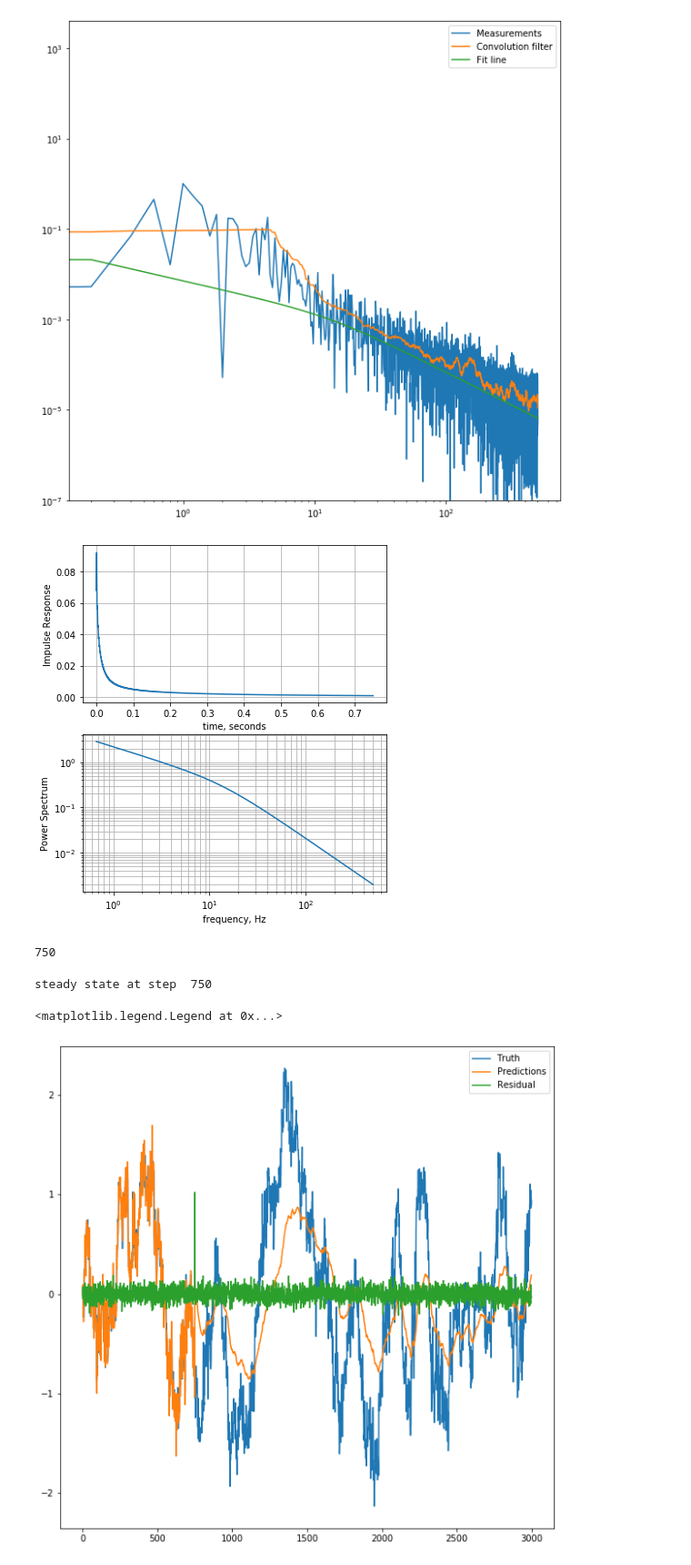
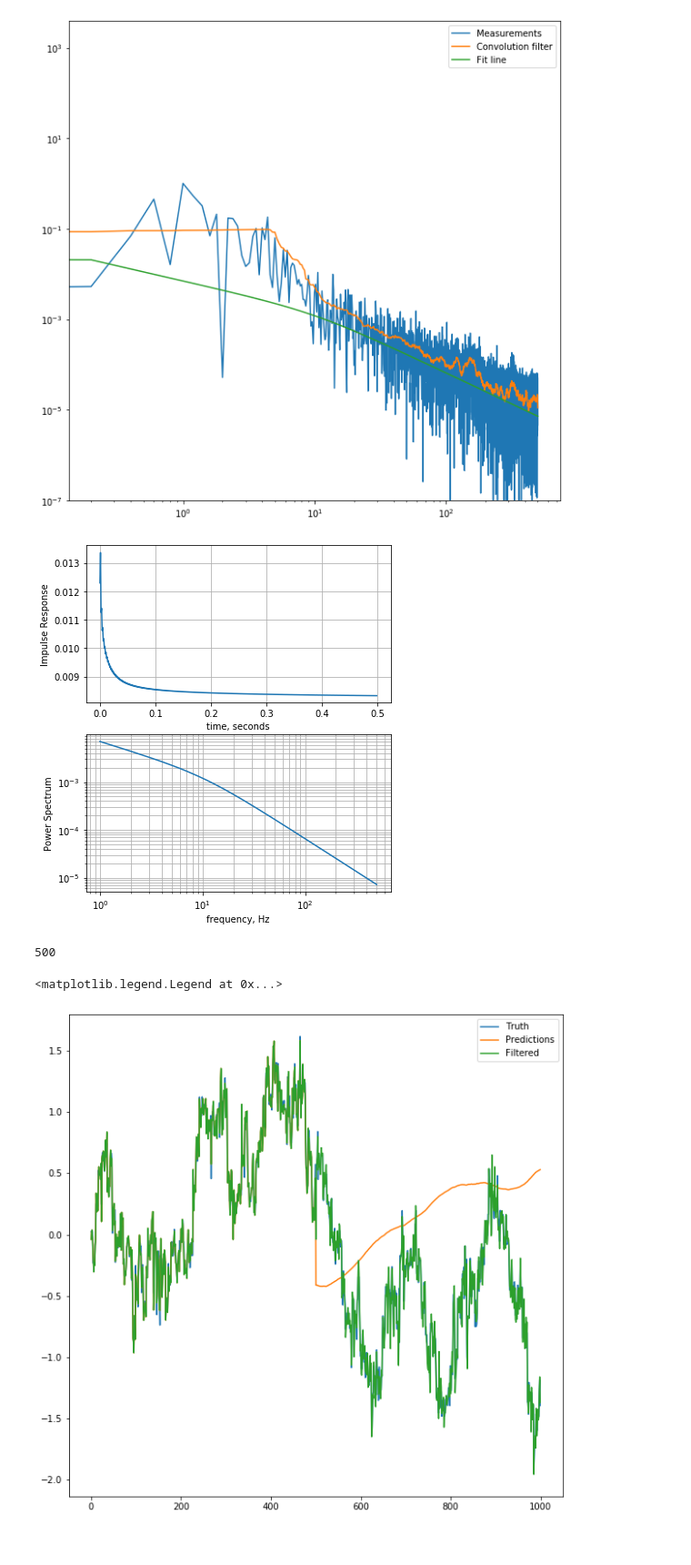
Before and after one commit to aditya-sengupta/tip-tilt-control, a Jupyter notebook: control/dev/impulse_filter.ipynb, the cells around one changed output. Shown at 91% size. Cells and saved outputs as stored; diff of their text form; code cells hidden in the pictures.

```diff
--- a/control/dev/impulse_filter.ipynb
+++ b/control/dev/impulse_filter.ipynb
@@ -68,12 +58,12 @@ plt.legend()
 <matplotlib.legend.Legend at 0x...>
 [figure]
 # %%
-ft = lambda f: b * ((1j * f + 0.1)**(1/3) * (1j * f + fc)**(-c/2 - 1/3))
+ft = lambda f: b/((1j * f + a)**(1/3) * (1j * f + fc)**(-c/2 - 1/3))
 # %%
-impulse_correct = design_filt(dt=1e-3, N=2*N, tf=lambda f: 1/ft(f))
-impulse_track = design_filt(dt=1e-3, N=2*N, tf=ft, plot=False)
+impulse_track = design_filt(dt=1e-3, N=N, tf=lambda f: 1/ft(f), plot=False)
+impulse_correct = design_filt(dt=1e-3, N=2*N, tf=ft)
 # %% [output]
-[figure, old version]
+[figure, new version]
 # %%
 complex_impulse = impulse_correct
 #impulse = np.real(complex_impulse)/sum(np.real(complex_impulse))
@@ -87,40 +77,38 @@ def make_impulse_filter(x):
     A = np.zeros((n, n))
     for i in range(1, n):
         A[i][i-1] = 1
-    A[0] = (np.abs(x))
+    A[0] = np.flip(np.real(x))
     # when you start the filter, make sure to start it at time n with the first n measurements identically
     P = np.zeros((n,n))
     Q = np.zeros((n,n))
     Q[0][0] = 1
     H = np.zeros((1,n))
     H[:,0] = 1
-    R = np.array([0.04**2])
+    R = np.array([0.06**2])
     return A, P, Q, H, R
 
 A, P, Q, H, R = make_impulse_filter(impulse/sum(impulse))
 # %% [output]
-750
+500
 # %%
 # now, let's Kalman filter with this
 measurements = x_tt + np.random.normal(0, 0.06, x_tt.shape)
 state = measurements[:N]
 rms = lambda data: np.sqrt(np.mean(data ** 2))
-kfiltered, predictions = kfilter((state, A, P, Q/10, H, R), measurements[N:lim], physics=True)
+kfiltered, predictions = kfilter((state, A, P, Q, H, R), measurements[N:lim], physics=True)
-# %% [output]
-steady state at step  750
 # %%
 plt.figure(figsize=(10,10))
 filtered = np.hstack((measurements[:N], kfiltered))
 plt.plot(x_tt[:lim], label='Truth')
 #plt.plot(measurements[:lim], label='Measurements')
-plt.plot(np.hstack((measurements[:N], predictions)), label='Predictions')
-#plt.plot(filtered, label='Filtered')
+plt.plot(np.hstack((measurements[:N], -predictions)), label='Predictions')
+plt.plot(filtered, label='Filtered')
 residual = filtered - x_tt[:lim]
-plt.plot(residual, label='Residual')
+#plt.plot(residual, label='Residual')
 plt.legend()
 # %% [output]
 <matplotlib.legend.Legend at 0x...>
-[figure, old version]
+[figure, new version]
 # %%
 plt.loglog(*signal.periodogram(measurements, fs=f_sampling))
 plt.loglog(*signal.periodogram(predictions, fs=f_sampling))
```
Also changed, not shown: parts of 8 cells of this notebook, 1 other file.
